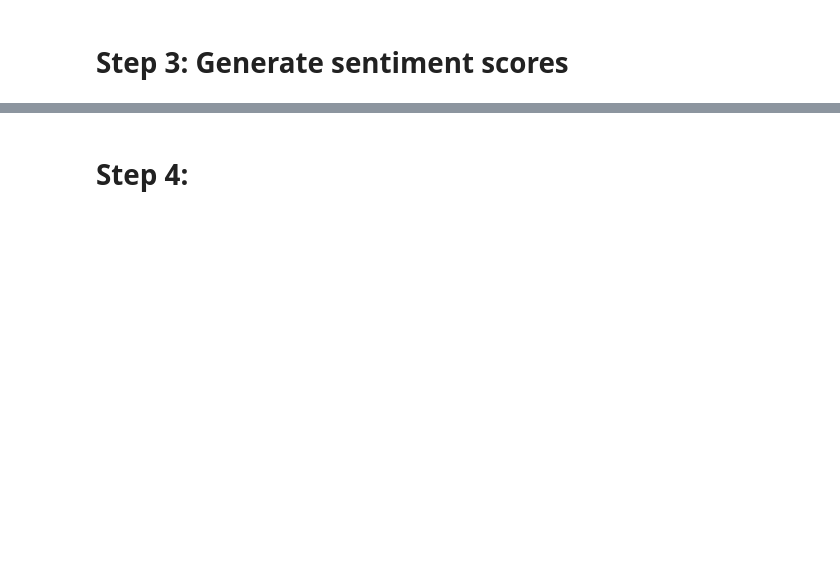
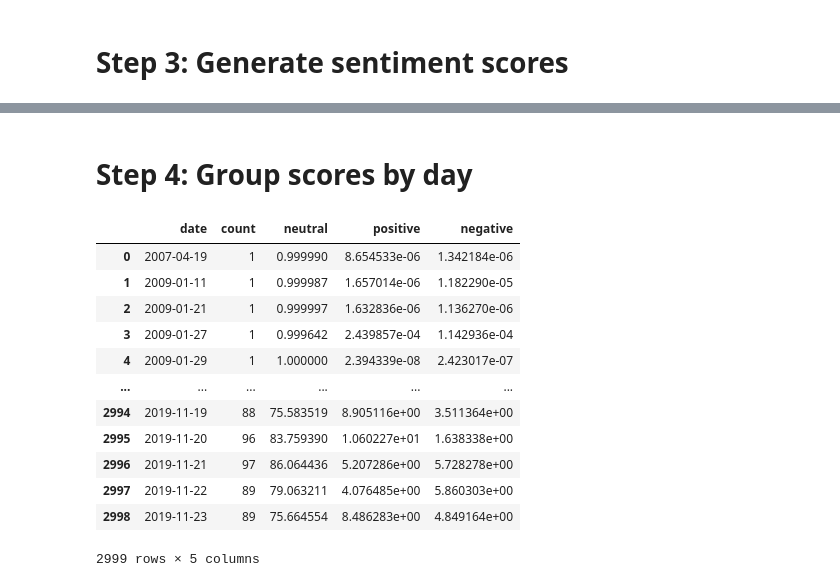
Before and after one commit to ucals/dl_final_project, a Jupyter notebook: FinBERT/finbert_and_language_detection_uniform.ipynb, the cells around one changed output, grey strips where cells are left out. Cells and saved outputs as stored; diff of their text form; code cells hidden in the pictures; blank space fills up the shorter version.

```diff
--- a/FinBERT/finbert_and_language_detection_uniform.ipynb
+++ b/FinBERT/finbert_and_language_detection_uniform.ipynb
@@ -134,9 +151,11 @@ for index, row in tqdm(df2.iterrows(), total=len(df2)):
     token_type_ids = torch.tensor(input_type).to(device).reshape(-1, max_seq_length)
 
     with torch.set_grad_enabled(False):
-        # TODO save raw scores instead of labels
         outputs = model(input_ids, token_type_ids, attention_mask)
         outputs = F.softmax(outputs,dim=1)
         df2.loc[index, 'sentiment'] = labels[torch.argmax(outputs).item()]
+        df2.loc[index, 'neutral'] = outputs[0, 0].item()
+        df2.loc[index, 'positive'] = outputs[0, 1].item()
+        df2.loc[index, 'negative'] = outputs[0, 2].item()
 # %%
 df2.head()
@@ -145,2 +171,20 @@ df2.to_csv('../tweets_20likes_eng_processed.csv', index=False)
 # %% [markdown]
-# Step 4:
+# Step 4: Group scores by day
+# %%
+df2['count'] = 1
+final = df2[['date', 'count', 'neutral', 'positive', 'negative']].groupby('date').sum().reset_index()
+final
+# %% [output]
+|  | date | count | neutral | positive | negative |
+| 0 | 2007-04-19 | 1 | 0.999990 | 8.654533e-06 | 1.342184e-06 |
+| 1 | 2009-01-11 | 1 | 0.999987 | 1.657014e-06 | 1.182290e-05 |
+| 2 | 2009-01-21 | 1 | 0.999997 | 1.632836e-06 | 1.136270e-06 |
+| 3 | 2009-01-27 | 1 | 0.999642 | 2.439857e-04 | 1.142936e-04 |
+| 4 | 2009-01-29 | 1 | 1.000000 | 2.394339e-08 | 2.423017e-07 |
+| ... | ... | ... | ... | ... | ... |
+| 2994 | 2019-11-19 | 88 | 75.583519 | 8.905116e+00 | 3.511364e+00 |
+| 2995 | 2019-11-20 | 96 | 83.759390 | 1.060227e+01 | 1.638338e+00 |
+| 2996 | 2019-11-21 | 97 | 86.064436 | 5.207286e+00 | 5.728278e+00 |
+| 2997 | 2019-11-22 | 89 | 79.063211 | 4.076485e+00 | 5.860303e+00 |
+| 2998 | 2019-11-23 | 89 | 75.664554 | 8.486283e+00 | 4.849164e+00 |
+2999 rows × 5 columns
```
Also changed, not shown: parts of 4 cells of this notebook, 2 other files.
